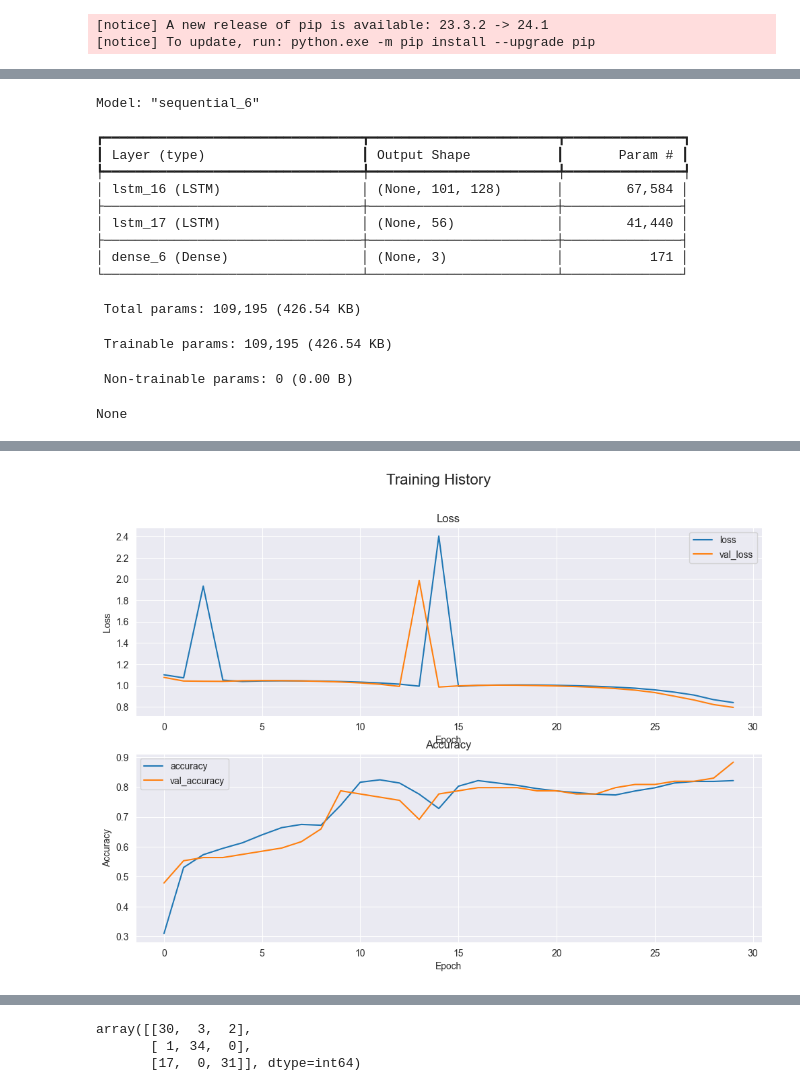
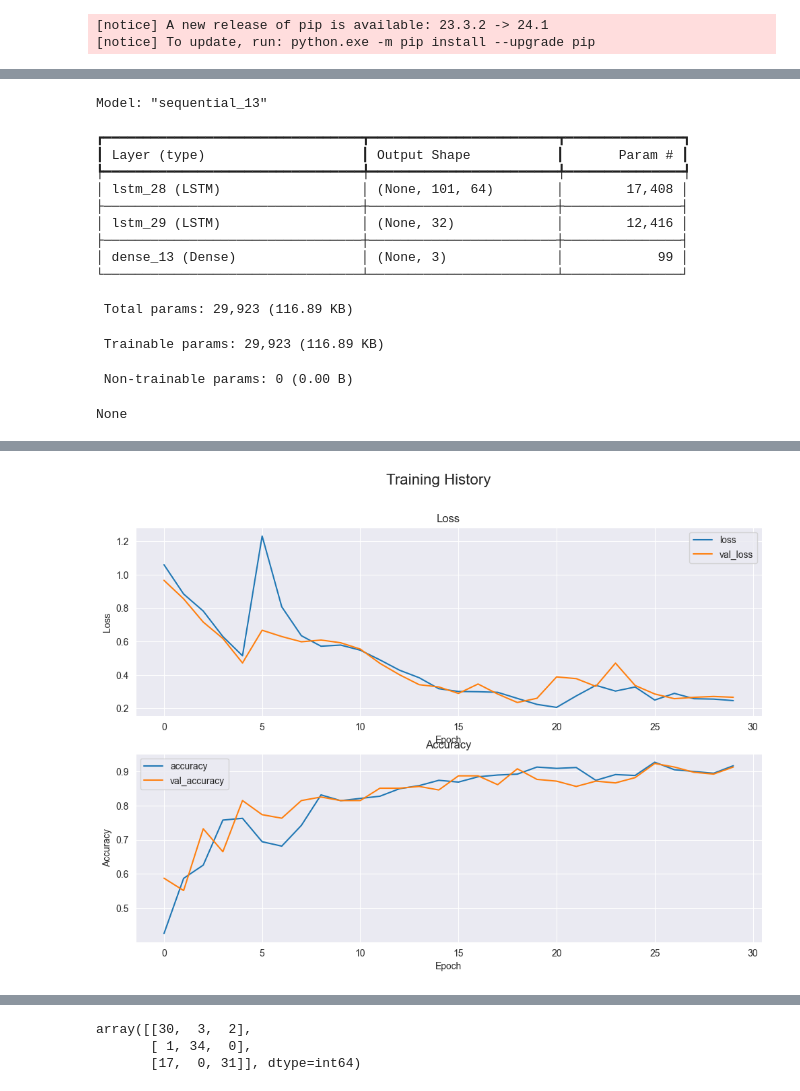
Before and after one commit to lalul335/Boxschlag-Klassifikation, a Jupyter notebook: neuronalesnetz_rnn.ipynb, the cells around one changed output, grey strips where cells are left out. Cells and saved outputs as stored; diff of their text form; code cells hidden in the pictures.

```diff
--- a/neuronalesnetz_rnn.ipynb
+++ b/neuronalesnetz_rnn.ipynb
@@ -48,7 +48,7 @@ periodLengthMS = 1000
 sampleRateUS = 10000
 
 
-with open('alexunmax.json', 'r') as f:
+with open('raoulstolledaten.json', 'r') as f:
     dsds = json.load(f)
 
 
@@ -222,10 +223,10 @@ from tensorflow.keras import layers
 # Definiere das Modell
 model1 = Sequential()
 model1.add(InputLayer(shape=sk_X_train[1].shape))
-model1.add(LSTM(units=128, return_sequences=True, activation = "relu"))
-model1.add(LSTM(units=56, return_sequences=False, activation = "relu"))
-#model1.add(LSTM(units=32, return_sequences=False, activation = "relu"))
-#model1.add(LSTM(units=32, return_sequences=False, activation = "relu"))
+model1.add(LSTM(units=64, return_sequences=True, activation = "relu"))
+model1.add(LSTM(units=32, return_sequences=False, activation = "relu"))
+#model1.add(LSTM(units=32, return_sequences=True, activation = "relu"))
+#model1.add(LSTM(units=16, return_sequences=False, activation = "relu"))
 model1.add(Dense(3, activation="softmax"))  #Output und Input müssen am Ende die selbe shape haben -> mittlere Spalte der Tabelle
 
 
@@ -236,18 +237,18 @@ model1.compile(optimizer=keras.optimizers.Adam(), loss=keras.losses.categorical_
 # Zusammenfassung des Modells ausdrucken
 print(model1.summary())
 # %% [output]
-Model: "sequential_6"
+Model: "sequential_13"
 ┏━━━━━━━━━━━━━━━━━━━━━━━━━━━━━━━━━┳━━━━━━━━━━━━━━━━━━━━━━━━┳━━━━━━━━━━━━━━━┓
 ┃ Layer (type)                    ┃ Output Shape           ┃       Param # ┃
 ┡━━━━━━━━━━━━━━━━━━━━━━━━━━━━━━━━━╇━━━━━━━━━━━━━━━━━━━━━━━━╇━━━━━━━━━━━━━━━┩
-│ lstm_16 (LSTM)                  │ (None, 101, 128)       │        67,584 │
+│ lstm_28 (LSTM)                  │ (None, 101, 64)        │        17,408 │
 ├─────────────────────────────────┼────────────────────────┼───────────────┤
-│ lstm_17 (LSTM)                  │ (None, 56)             │        41,440 │
+│ lstm_29 (LSTM)                  │ (None, 32)             │        12,416 │
 ├─────────────────────────────────┼────────────────────────┼───────────────┤
-│ dense_6 (Dense)                 │ (None, 3)              │           171 │
+│ dense_13 (Dense)                │ (None, 3)              │            99 │
 └─────────────────────────────────┴────────────────────────┴───────────────┘
- Total params: 109,195 (426.54 KB)
+ Total params: 29,923 (116.89 KB)
- Trainable params: 109,195 (426.54 KB)
+ Trainable params: 29,923 (116.89 KB)
  Non-trainable params: 0 (0.00 B)
 None
 # %%
@@ -266,8 +267,8 @@ EPOCHS = 30
 # Encode the labels using One-Hot-Encoding
 y_train_encoded = tf.one_hot(indices=sk_y_train, depth=3)
 
-"""
-checkpoint_filepath = 'probbestmodel.keras'
+
+checkpoint_filepath = 'trash.keras'
 model_checkpoint_callback = keras.callbacks.ModelCheckpoint(
             filepath=checkpoint_filepath,
             save_weights_only=False,
@@ -276,14 +277,14 @@ model_checkpoint_callback = keras.callbacks.ModelCheckpoint(
             save_best_only=True,
             verbose = 1
 )
-"""
+
 
 
 early_stopping = EarlyStopping(monitor='val_loss', patience=10, restore_best_weights=True)
 
 
 # Train model using validation split
-history = model1.fit(x=sk_X_train, y=y_train_encoded, validation_split=TEST_SIZE, epochs=EPOCHS, batch_size=BATCH_SIZE, callbacks=[model_checkpoint_callback])#, early_stopping])
+history = model0.fit(x=sk_X_train, y=y_train_encoded, validation_split=TEST_SIZE, epochs=EPOCHS, batch_size=BATCH_SIZE) #, callbacks=[model_checkpoint_callback])#, early_stopping])
 
 
 # Plot the training histroy
@@ -318,2 +319,2 @@ Epoch 30: val_accuracy improved from 0.82979 to 0.88298, saving model to probbes
-[figure, old version]
+[figure, new version]
 # %%
```
Also changed, not shown: parts of 10 cells of this notebook, 2 other files.
